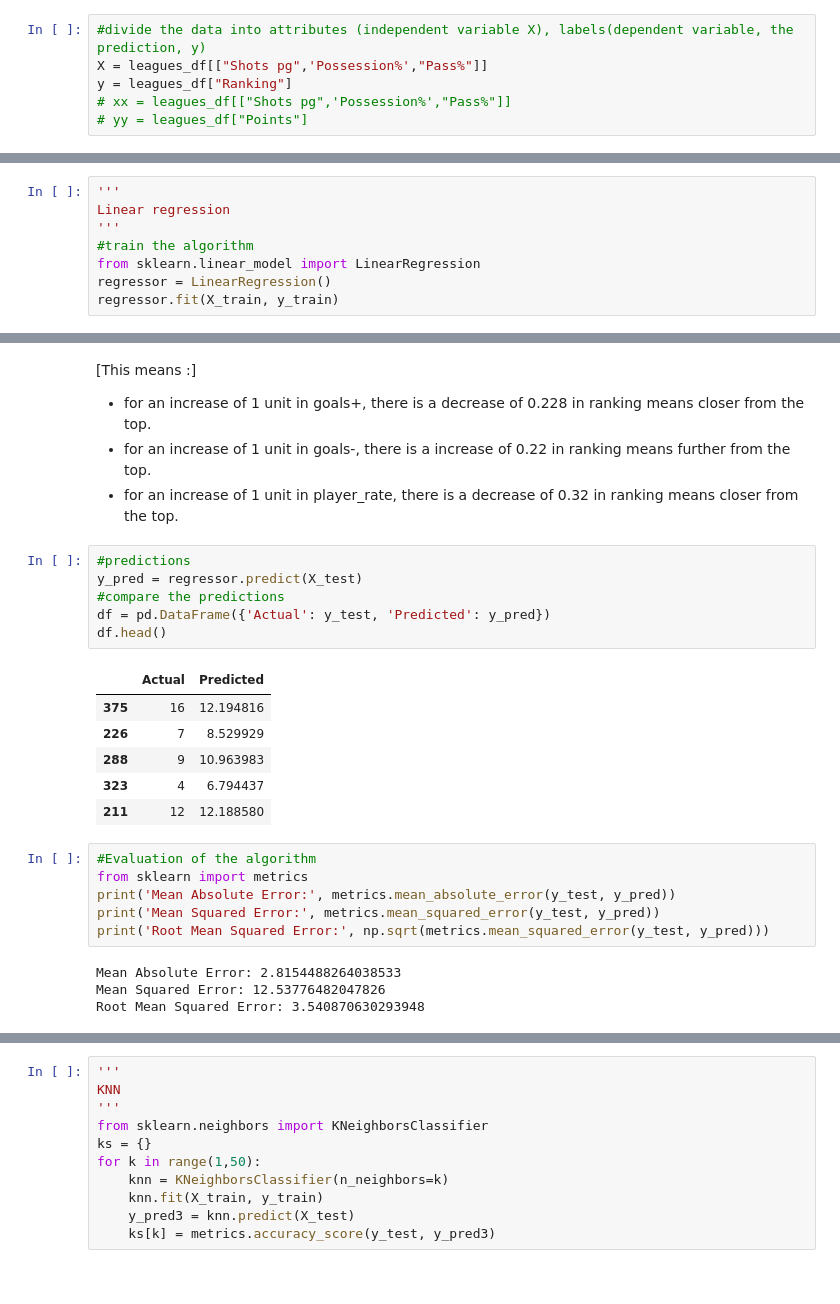
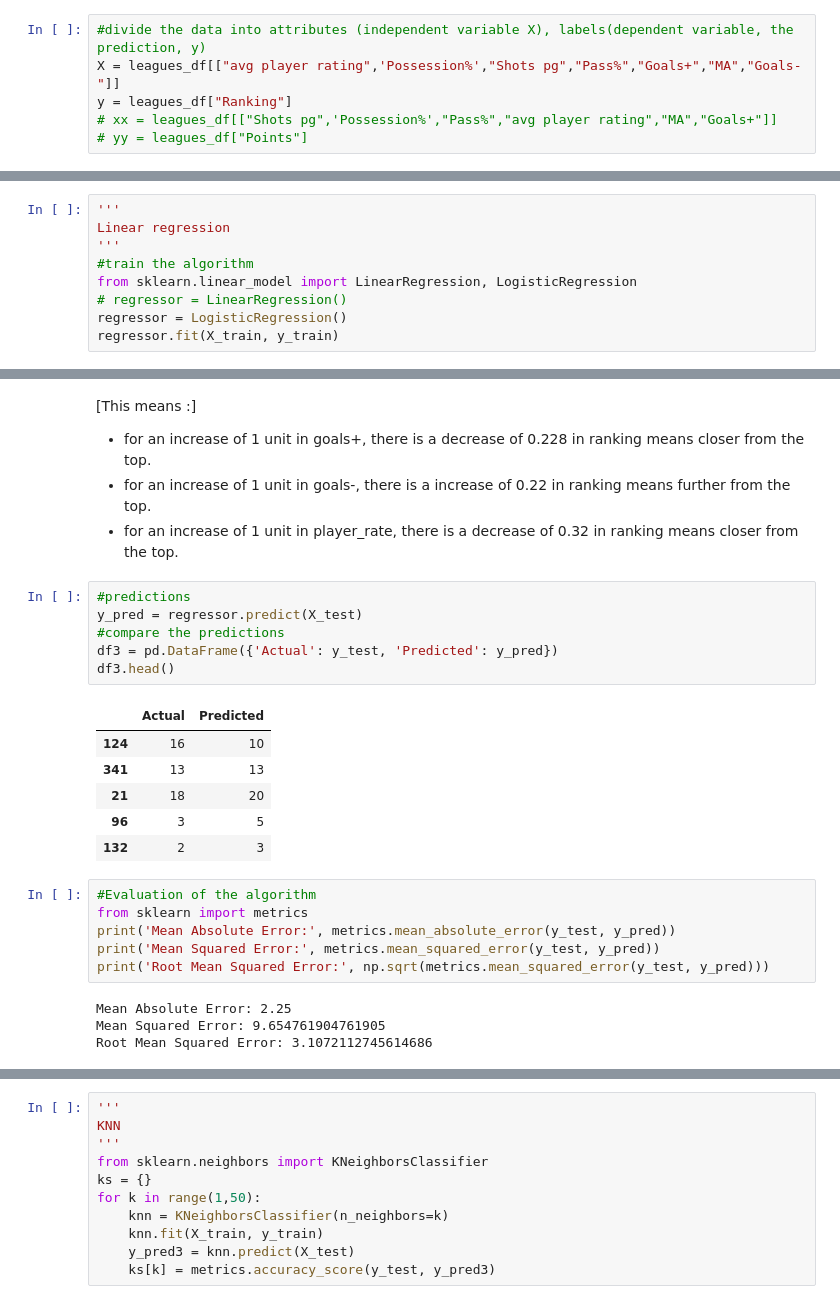
Before and after one commit to QuentinMahieu/Project_soccer_2, a Jupyter notebook: analysis/teams_players/machine_learning/model_team.ipynb, the cells around one changed output, grey strips where cells are left out. Drawn from its saved outputs; the diff is of its cells as text.

```diff
--- a/analysis/teams_players/machine_learning/model_team.ipynb
+++ b/analysis/teams_players/machine_learning/model_team.ipynb
@@ -58,8 +65,8 @@ leagues_corr.to_csv("../../../data/team_player/cleaned_final/correlation.csv",he
 # %%
 #divide the data into attributes (independent variable X), labels(dependent variable, the prediction, y)
-X = leagues_df[["Shots pg",'Possession%',"Pass%"]]
+X = leagues_df[["avg player rating",'Possession%',"Shots pg","Pass%","Goals+","MA","Goals-"]]
 y = leagues_df["Ranking"]
-# xx = leagues_df[["Shots pg",'Possession%',"Pass%"]]
+# xx = leagues_df[["Shots pg",'Possession%',"Pass%","avg player rating","MA","Goals+"]]
 # yy = leagues_df["Points"]
 # %%
 #Execute the following code to divide our data into training and test set
@@ -73,7 +80,8 @@ X_train, X_test, y_train, y_test = train_test_split(X, y, test_size=0.2, random_
 Linear regression
 '''
 #train the algorithm
-from sklearn.linear_model import LinearRegression
-regressor = LinearRegression()
+from sklearn.linear_model import LinearRegression, LogisticRegression
+# regressor = LinearRegression()
+regressor = LogisticRegression()
 regressor.fit(X_train, y_train)
 # %% [output]
@@ -97,16 +100,16 @@ coeff_df
 # %%
 #predictions
 y_pred = regressor.predict(X_test)
 #compare the predictions
-df = pd.DataFrame({'Actual': y_test, 'Predicted': y_pred})
-df.head()
+df3 = pd.DataFrame({'Actual': y_test, 'Predicted': y_pred})
+df3.head()
 # %% [output]
 |  | Actual | Predicted |
-| 375 | 16 | 12.194816 |
-| 226 | 7 | 8.529929 |
-| 288 | 9 | 10.963983 |
-| 323 | 4 | 6.794437 |
-| 211 | 12 | 12.188580 |
+| 124 | 16 | 10 |
+| 341 | 13 | 13 |
+| 21 | 18 | 20 |
+| 96 | 3 | 5 |
+| 132 | 2 | 3 |
 # %%
 #Evaluation of the algorithm
 from sklearn import metrics
@@ -114,9 +117,9 @@ print('Mean Absolute Error:', metrics.mean_absolute_error(y_test, y_pred))
 print('Mean Squared Error:', metrics.mean_squared_error(y_test, y_pred))
 print('Root Mean Squared Error:', np.sqrt(metrics.mean_squared_error(y_test, y_pred)))
 # %% [output]
-Mean Absolute Error: 2.8154488264038533
-Mean Squared Error: 12.53776482047826
-Root Mean Squared Error: 3.540870630293948
+Mean Absolute Error: 2.25
+Mean Squared Error: 9.654761904761905
+Root Mean Squared Error: 3.1072112745614686
 # %%
 '''
 Logistic regression
```
Also changed, not shown: parts of 8 cells of this notebook, 28 other files.
